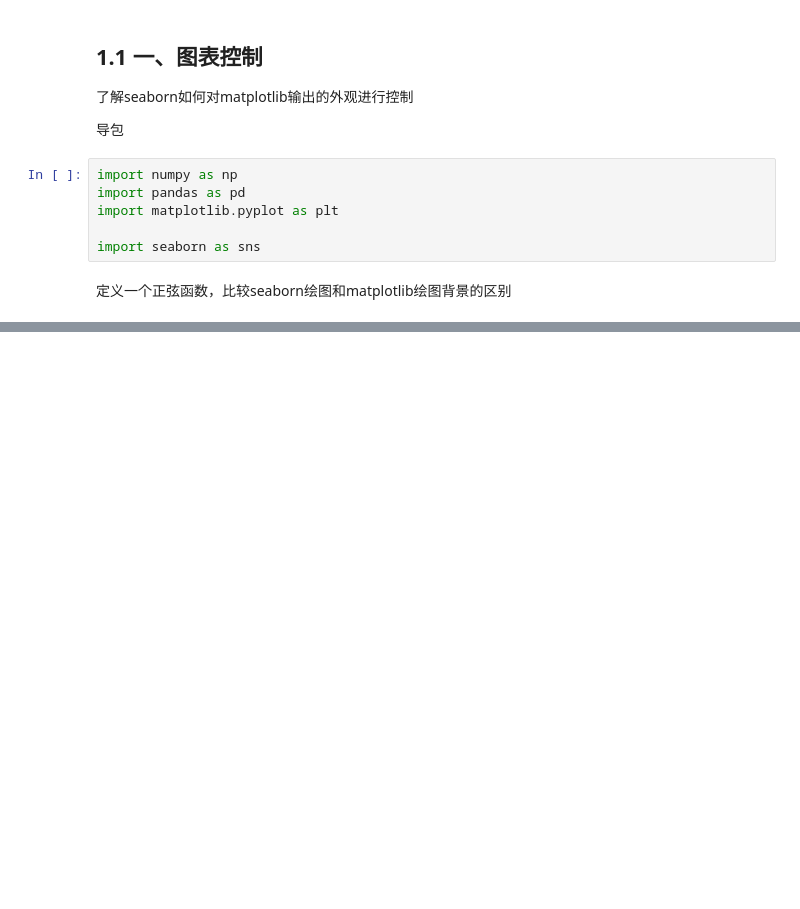
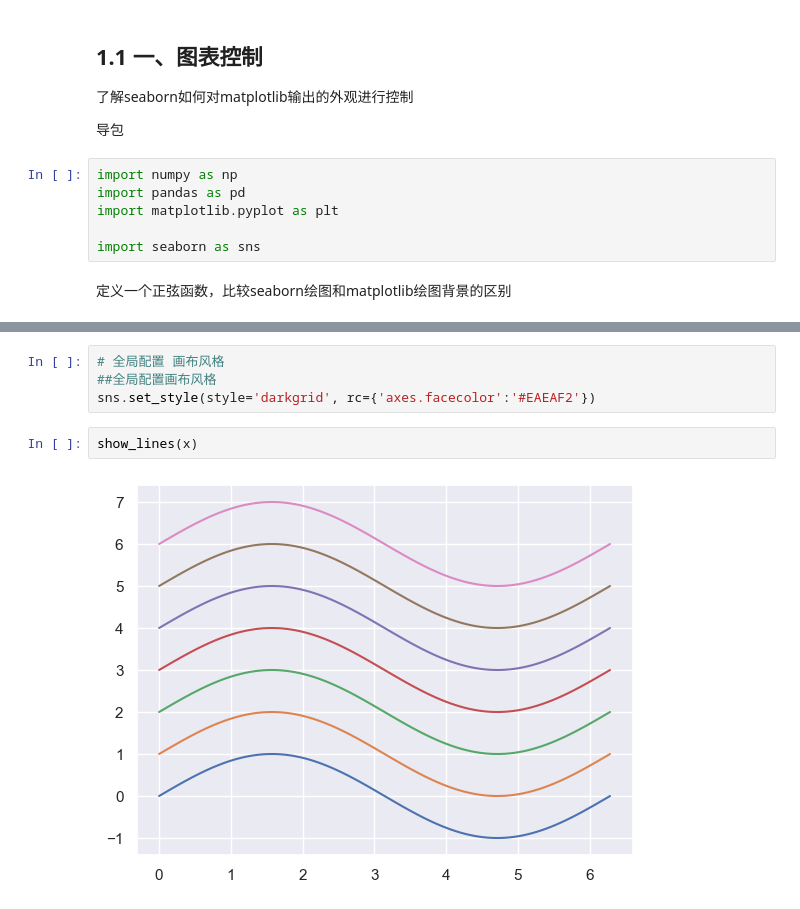
Before and after one commit to Leecoin49/StudyNote, a Jupyter notebook: LLM/AILLM_Luffy/1.Python/第22章Seaborn/1.Seaborn可视化基础.ipynb, the cells around one changed output, grey strips where cells are left out. Saved outputs shown, nothing was run; the diff lists cells and outputs as text; blank space fills up the shorter version.

```diff
--- a/LLM/AILLM_Luffy/1.Python/第22章Seaborn/1.Seaborn可视化基础.ipynb
+++ b/LLM/AILLM_Luffy/1.Python/第22章Seaborn/1.Seaborn可视化基础.ipynb
@@ -27,0 +90,8 @@ plt.plot(x,y)
+# %%
+# 全局配置 画布风格
+##全局配置画布风格
+sns.set_style(style='darkgrid', rc={'axes.facecolor':'#EAEAF2'})
+# %%
+show_lines(x)
+# %% [output]
+[figure, added]
```
Also changed, not shown: parts of 17 cells of this notebook, 2 other files.
